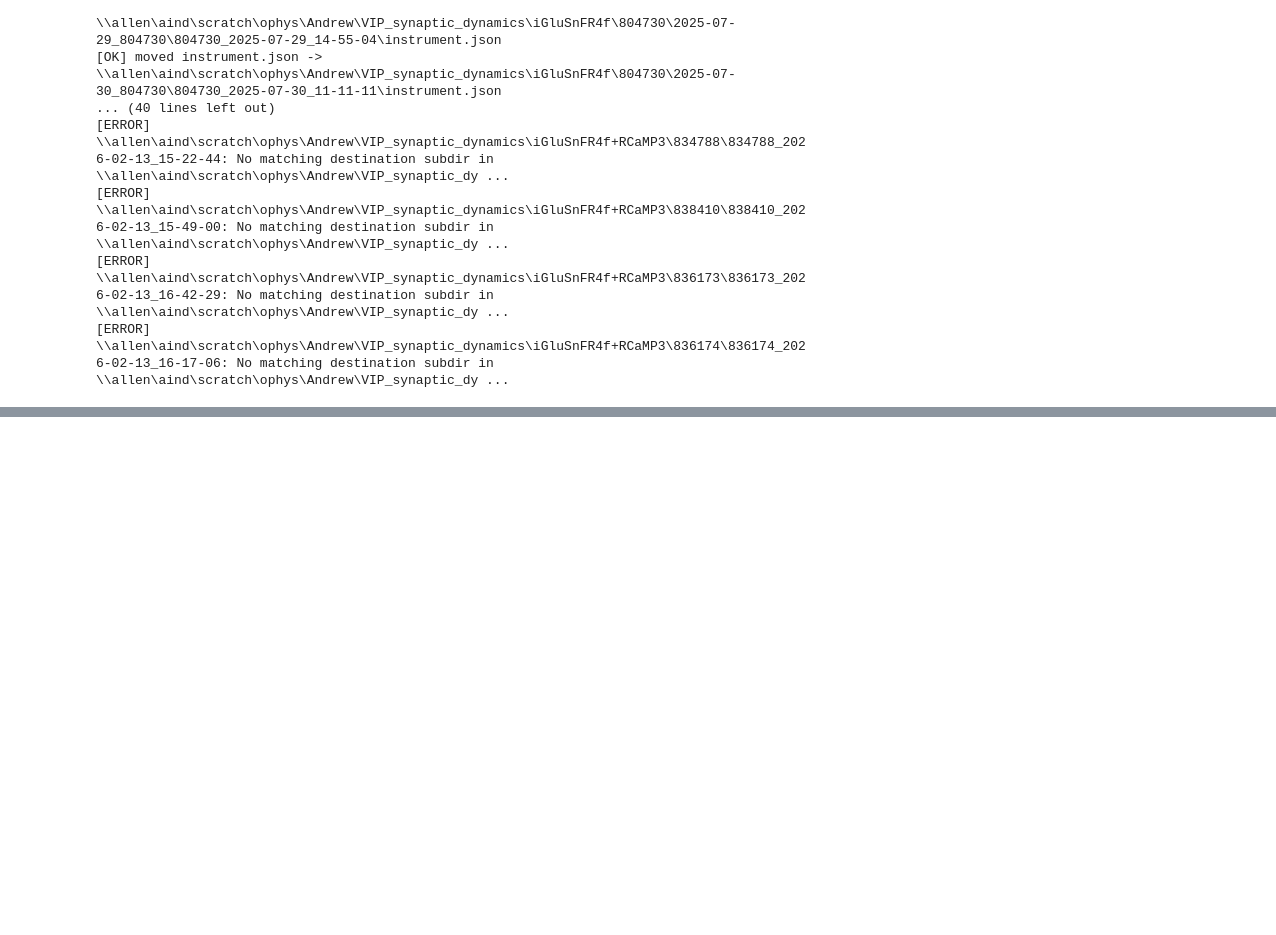
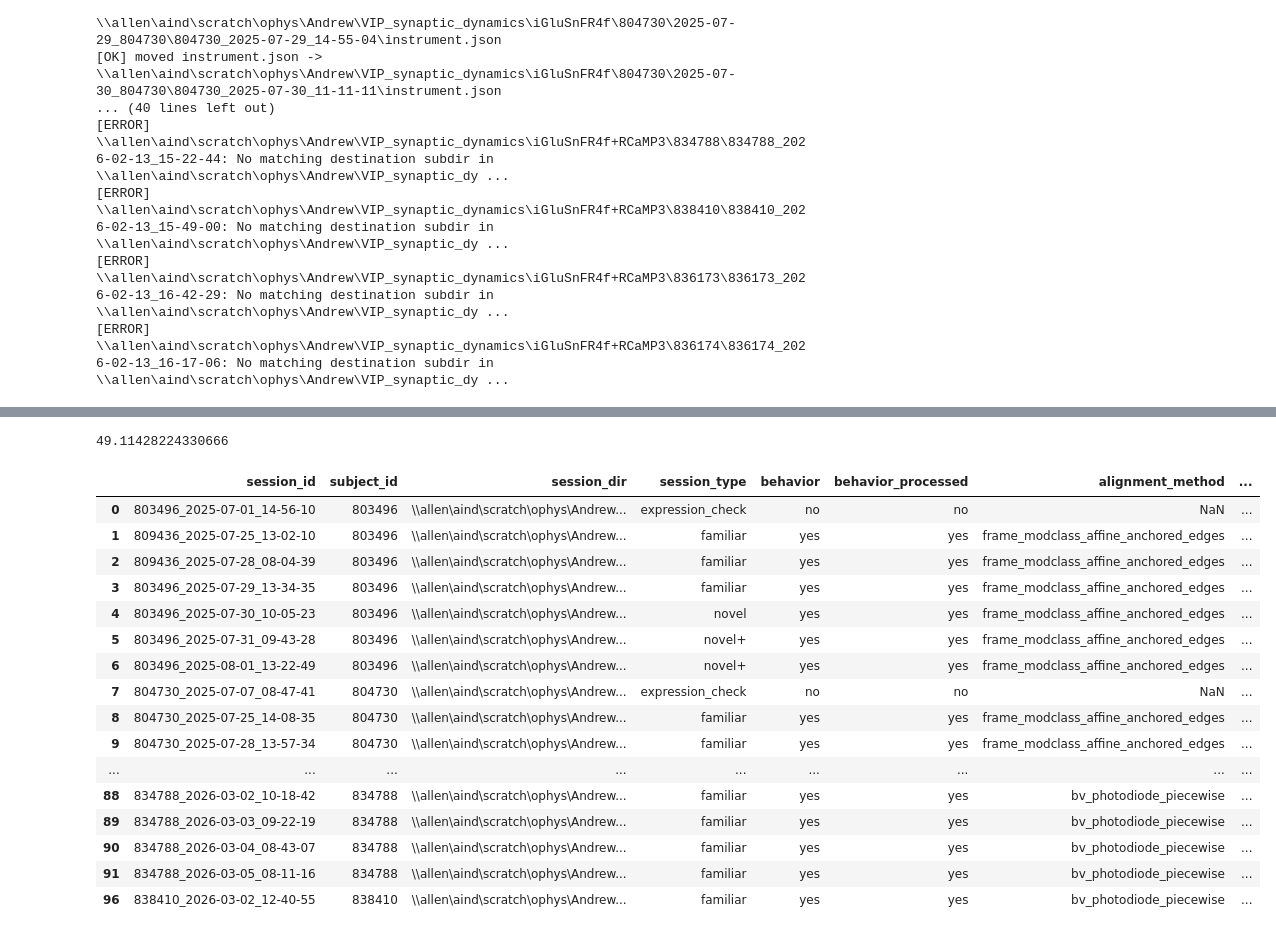
Before and after one commit to AMShelton/vip-slap2-analysis, a Jupyter notebook: notebooks/metadata/2026-02-16_DataOrganization.ipynb, the cells around one changed output, grey strips where cells are left out. Drawn from its saved outputs; the diff is of its cells as text; code cells hidden in the pictures; blank space fills up the shorter version.

```diff
--- a/notebooks/metadata/2026-02-16_DataOrganization.ipynb
+++ b/notebooks/metadata/2026-02-16_DataOrganization.ipynb
@@ -260,0 +327,4 @@ Path(path).stem
+# %%
+summary_path = glob.glob(os.path.join(basepath,'**summary.xlsx'))[0]
+summary_df = pd.read_excel(summary_path,sheet_name='subjects')
+session_df = pd.read_excel(summary_path,sheet_name='sessions')
@@ -260,0 +382,28 @@ Path(path).stem
+# %%
+sum(size_df['total_tb'])
+# %% [output]
+49.11428224330666
+# %%
+assets_processing = pd.read_excel(summary_path,sheet_name='assets_processing')
+# %%
+delete_df = assets_processing[assets_processing['preprocessed']=='yes']
+# %%
+delete_df
+# %% [output]
+|  | session_id | subject_id | session_dir | session_type | behavior | behavior_processed | alignment_method | ... |
+| 0 | 803496_2025-07-01_14-56-10 | 803496 | \\allen\aind\scratch\ophys\Andrew... | expression_check | no | no | NaN | ... |
+| 1 | 809436_2025-07-25_13-02-10 | 803496 | \\allen\aind\scratch\ophys\Andrew... | familiar | yes | yes | frame_modclass_affine_anchored_edges | ... |
+| 2 | 809436_2025-07-28_08-04-39 | 803496 | \\allen\aind\scratch\ophys\Andrew... | familiar | yes | yes | frame_modclass_affine_anchored_edges | ... |
+| 3 | 803496_2025-07-29_13-34-35 | 803496 | \\allen\aind\scratch\ophys\Andrew... | familiar | yes | yes | frame_modclass_affine_anchored_edges | ... |
+| 4 | 803496_2025-07-30_10-05-23 | 803496 | \\allen\aind\scratch\ophys\Andrew... | novel | yes | yes | frame_modclass_affine_anchored_edges | ... |
+| 5 | 803496_2025-07-31_09-43-28 | 803496 | \\allen\aind\scratch\ophys\Andrew... | novel+ | yes | yes | frame_modclass_affine_anchored_edges | ... |
+| 6 | 803496_2025-08-01_13-22-49 | 803496 | \\allen\aind\scratch\ophys\Andrew... | novel+ | yes | yes | frame_modclass_affine_anchored_edges | ... |
+| 7 | 804730_2025-07-07_08-47-41 | 804730 | \\allen\aind\scratch\ophys\Andrew... | expression_check | no | no | NaN | ... |
+| 8 | 804730_2025-07-25_14-08-35 | 804730 | \\allen\aind\scratch\ophys\Andrew... | familiar | yes | yes | frame_modclass_affine_anchored_edges | ... |
+| 9 | 804730_2025-07-28_13-57-34 | 804730 | \\allen\aind\scratch\ophys\Andrew... | familiar | yes | yes | frame_modclass_affine_anchored_edges | ... |
+| ... | ... | ... | ... | ... | ... | ... | ... | ... |
+| 88 | 834788_2026-03-02_10-18-42 | 834788 | \\allen\aind\scratch\ophys\Andrew... | familiar | yes | yes | bv_photodiode_piecewise | ... |
+| 89 | 834788_2026-03-03_09-22-19 | 834788 | \\allen\aind\scratch\ophys\Andrew... | familiar | yes | yes | bv_photodiode_piecewise | ... |
+| 90 | 834788_2026-03-04_08-43-07 | 834788 | \\allen\aind\scratch\ophys\Andrew... | familiar | yes | yes | bv_photodiode_piecewise | ... |
+| 91 | 834788_2026-03-05_08-11-16 | 834788 | \\allen\aind\scratch\ophys\Andrew... | familiar | yes | yes | bv_photodiode_piecewise | ... |
+| 96 | 838410_2026-03-02_12-40-55 | 838410 | \\allen\aind\scratch\ophys\Andrew... | familiar | yes | yes | bv_photodiode_piecewise | ... |
```
Also changed, not shown: parts of 7 cells of this notebook, 15 other files.
